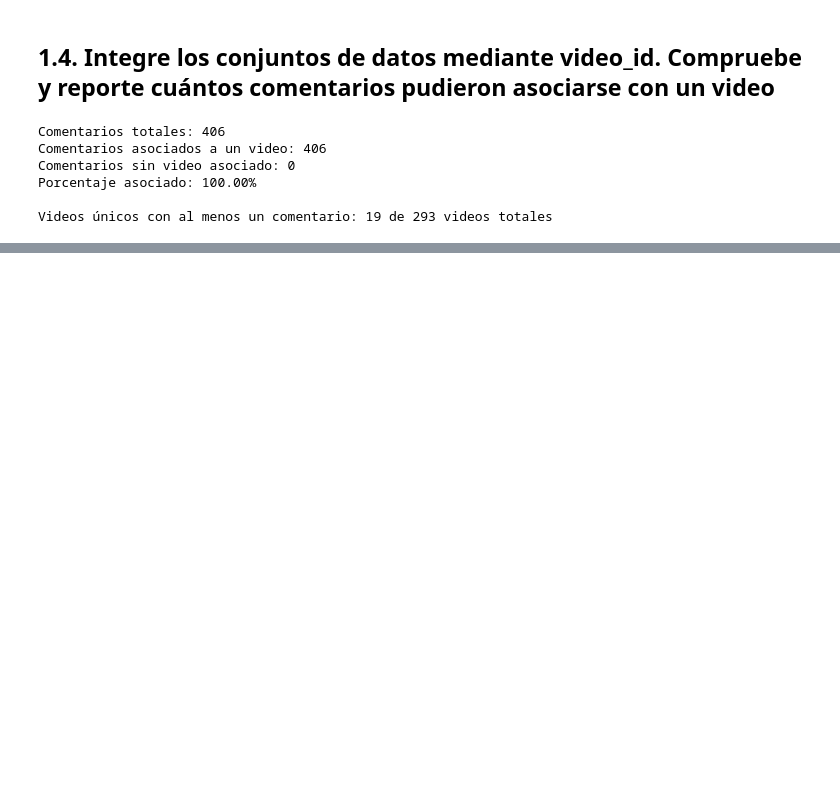
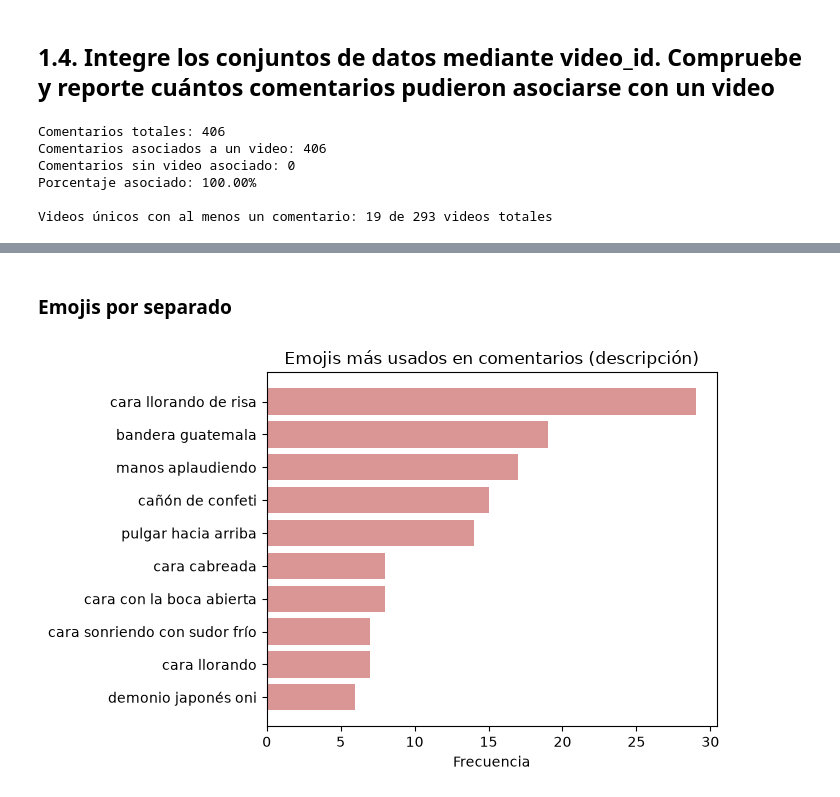
Before and after one commit to belennmm/DataS_Lab6_RedesSociales, a Jupyter notebook: Lab6_Analisis_Limpieza.ipynb, the cells around one changed output, grey strips where cells are left out. Cells and saved outputs as stored; diff of their text form; code cells hidden in the pictures; blank space fills up the shorter version.

```diff
--- a/Lab6_Analisis_Limpieza.ipynb
+++ b/Lab6_Analisis_Limpieza.ipynb
@@ -86,0 +809,16 @@ Un canal (channel_id) publica uno o varios videos (video_id); esa es una relaci
+# %% [markdown]
+### Emojis por separado
+# %%
+emojis_flat = [e for lst in comments['emojis_extraidos'] for e in lst]
+top_emojis = pd.Series(Counter(emojis_flat)).sort_values(ascending=False).head(10)
+labels = [emoji.demojize(e, language='es').strip(':').replace('_', ' ') for e in top_emojis.index]
+
+fig, ax = plt.subplots(figsize=(7, 4.5))
+ax.barh(labels[::-1], top_emojis.values[::-1], color='#d99694')
+ax.set_title('Emojis más usados en comentarios (descripción)')
+ax.set_xlabel('Frecuencia')
+plt.tight_layout()
+plt.savefig('graficos/09_emojis_frecuentes.png')
+plt.show()
+# %% [output]
+[figure, added]
```
Also changed, not shown: parts of 82 cells of this notebook, 16 other files.
